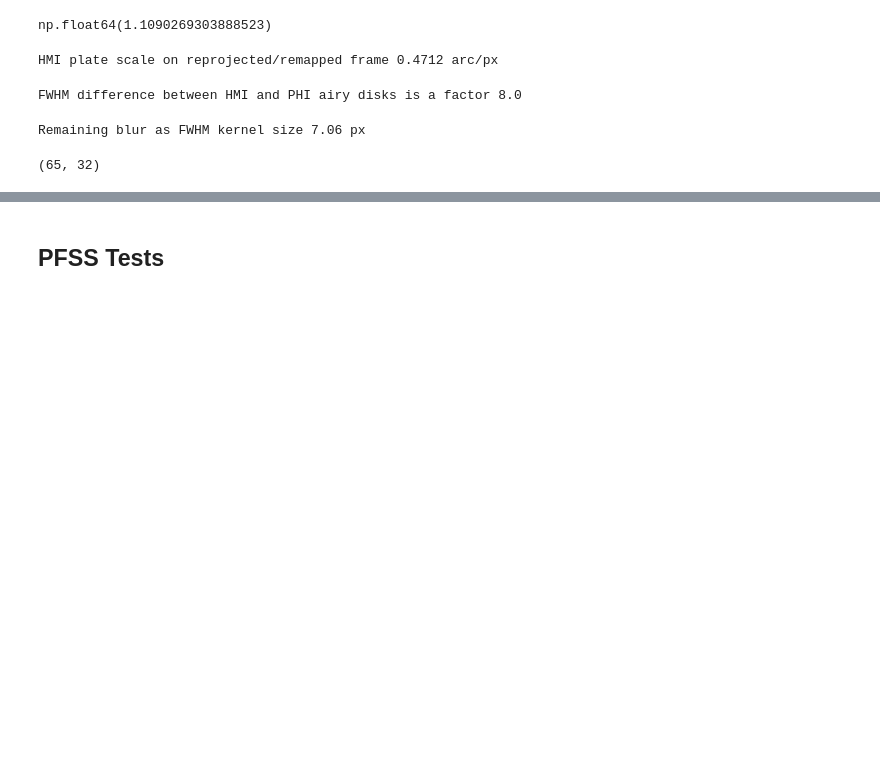
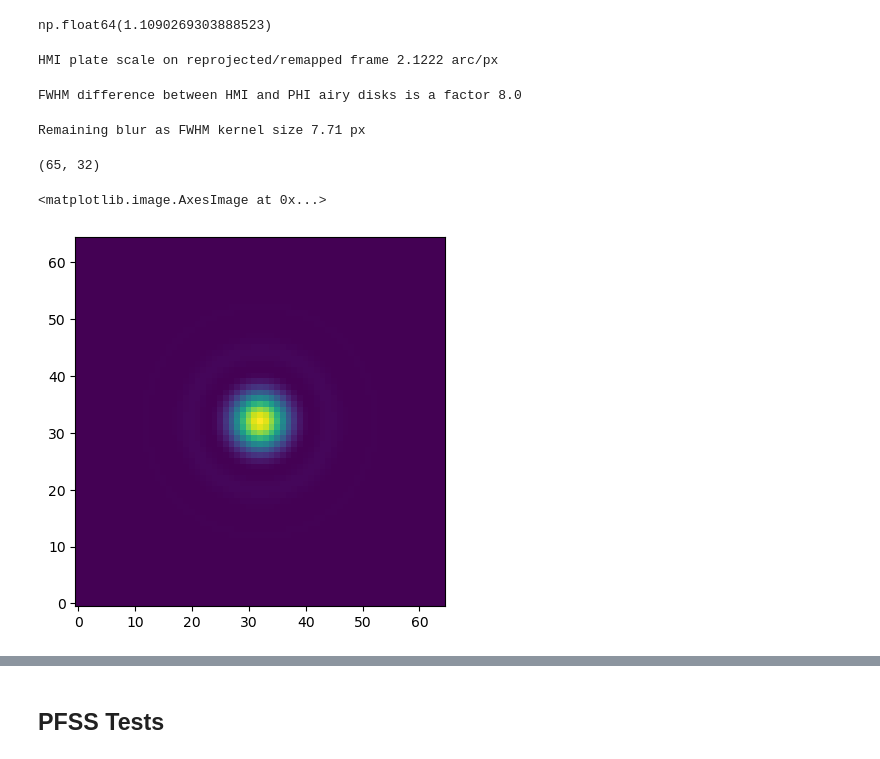
Before and after one commit to philipploeschl/synoptic-map-pipeline, a Jupyter notebook: analysis/flux_diagnostics_pfss_test.ipynb, the cells around one changed output, grey strips where cells are left out. Saved outputs shown, nothing was run; the diff lists cells and outputs as text; code cells hidden in the pictures; blank space fills up the shorter version.

```diff
--- a/analysis/flux_diagnostics_pfss_test.ipynb
+++ b/analysis/flux_diagnostics_pfss_test.ipynb
@@ -202,10 +294,10 @@ theta_hmi_arcsec
 np.float64(1.1090269303888523)
 # %%
 # 1800 px in remapped xdim. 3820 px solar disk in HMI: 1910 arcsec solar diameter / 0.504 arcsec/px = 3820 px
-hmi_degr = 1800/3820.
-print(f'HMI plate scale on reprojected/remapped frame {hmi_degr:.4f} arc/px')
+fwhm_existing = 3820/1800
+print(f'HMI plate scale on reprojected/remapped frame {fwhm_existing:.4f} arc/px')
 # %% [output]
-HMI plate scale on reprojected/remapped frame 0.4712 arc/px
+HMI plate scale on reprojected/remapped frame 2.1222 arc/px
 # %%
 fwhm_final = theta_fdt_arcsec/theta_hmi_arcsec
 print(f'FWHM difference between HMI and PHI airy disks is a factor {fwhm_final}')
@@ -213,12 +305,11 @@ print(f'FWHM difference between HMI and PHI airy disks is a factor {fwhm_final}'
 FWHM difference between HMI and PHI airy disks is a factor 8.0
 # %%
 # FWHM_final = FWHM_existing + FWHM_kernel
-fwhm_existing = hmi_degr * theta_fdt_arcsec/theta_hmi_arcsec
 fwhm_kernel = np.sqrt(fwhm_final**2 - fwhm_existing**2)
 
 print(f"Remaining blur as FWHM kernel size {fwhm_kernel:.2f} px")
 # %% [output]
-Remaining blur as FWHM kernel size 7.06 px
+Remaining blur as FWHM kernel size 7.71 px
 # %%
 size = 65
 halfsize = size//2
@@ -227,4 +318,9 @@ size, halfsize
 (65, 32)
 # %%
 psf_to_fdt  = airy_psf_v2(size, fwhm_kernel)
+# %%
+plt.imshow(psf_to_fdt, origin='lower', cmap='viridis')
+# %% [output]
+<matplotlib.image.AxesImage at 0x...>
+[figure, added]
 # %%
```
Also changed, not shown: parts of 22 cells of this notebook.
